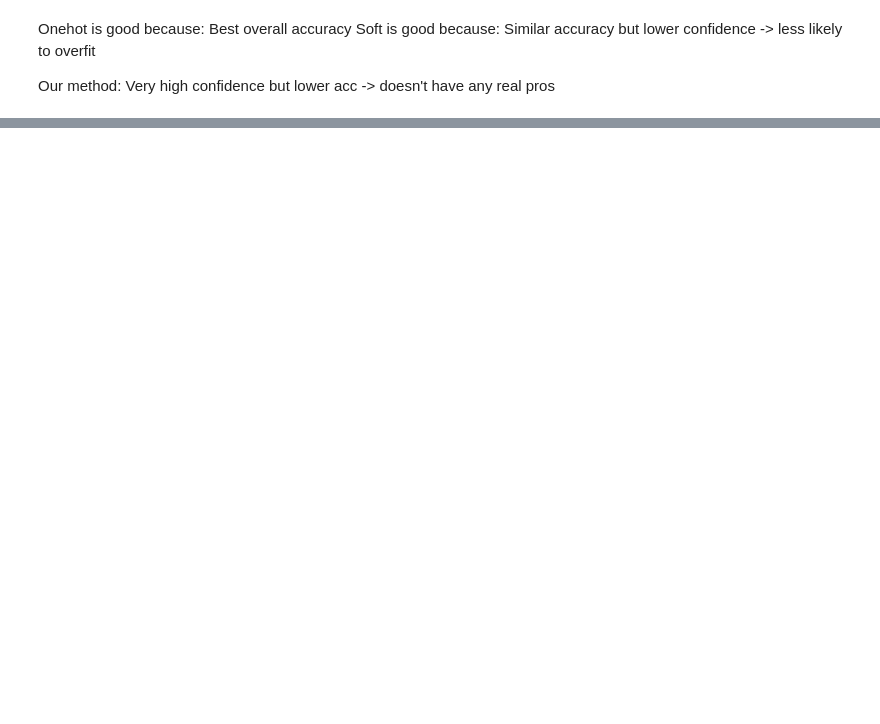
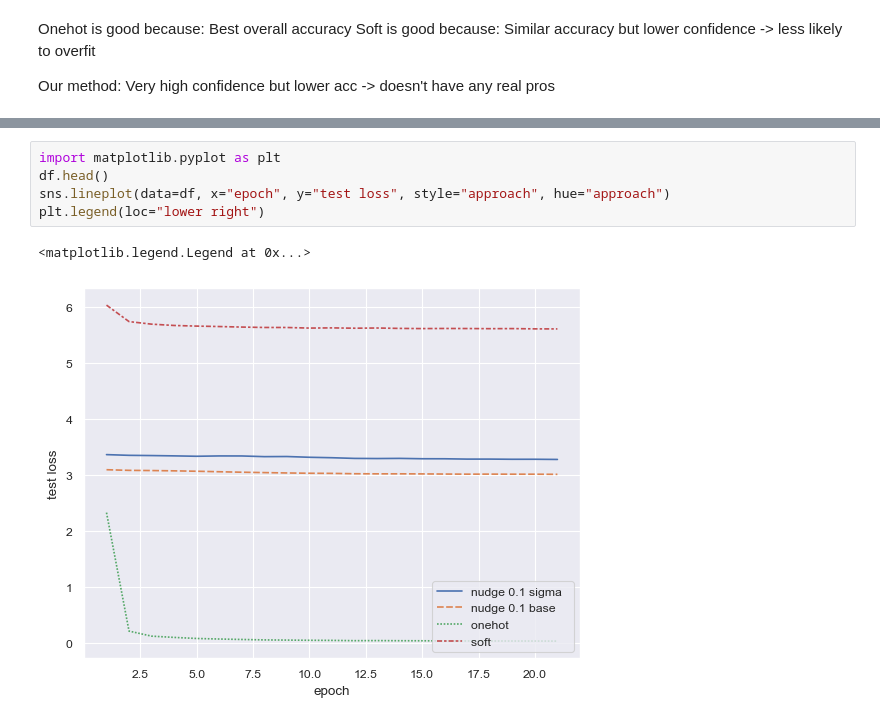
Before and after one commit to Zitronekoma30/nc-target-values, a Jupyter notebook: graphs/vis.ipynb, the cells around one changed output, grey strips where cells are left out. Cells and saved outputs as stored; diff of their text form; blank space fills up the shorter version.

```diff
--- a/graphs/vis.ipynb
+++ b/graphs/vis.ipynb
@@ -106,0 +142,8 @@ Our method: Very high confidence but lower acc -> doesn't have any real pros
+# %%
+import matplotlib.pyplot as plt
+df.head()
+sns.lineplot(data=df, x="epoch", y="test loss", style="approach", hue="approach")
+plt.legend(loc="lower right")
+# %% [output]
+<matplotlib.legend.Legend at 0x...>
+[figure, added]
```
Also changed, not shown: parts of 5 cells of this notebook, 3 other files.
